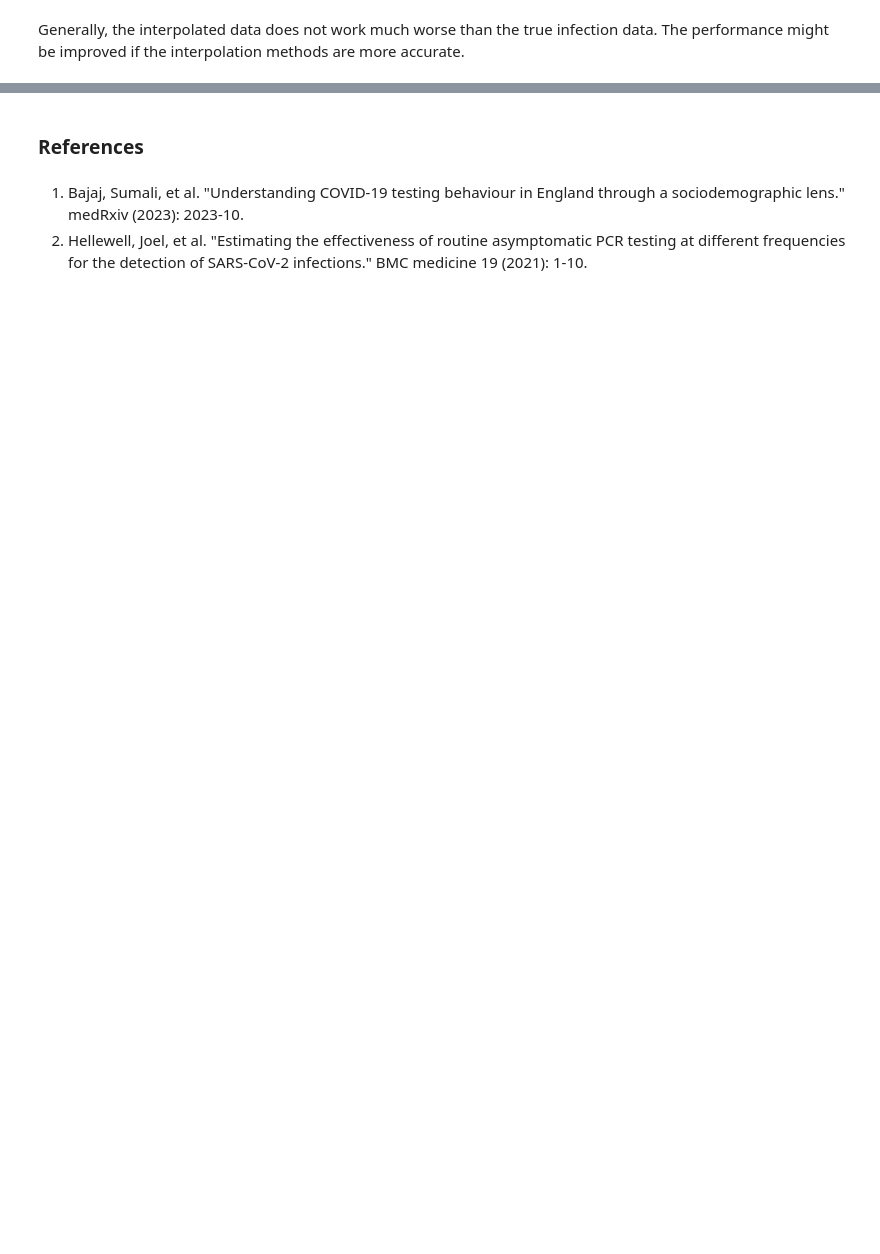
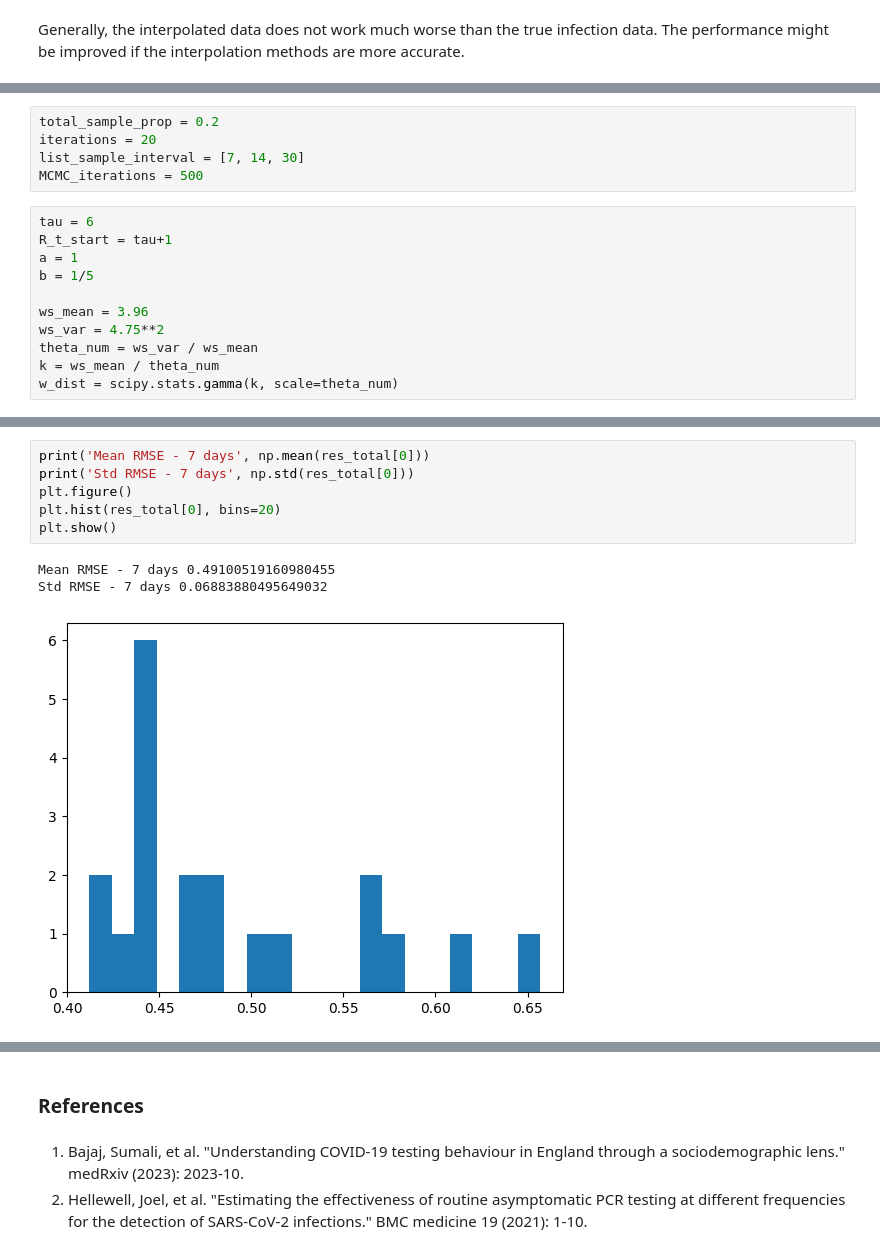
Before and after one commit to SABS-R3-Epidemiology/EpiPI, a Jupyter notebook: work_summary.ipynb, the cells around one changed output, grey strips where cells are left out. Cells and saved outputs as stored; diff of their text form; blank space fills up the shorter version.

```diff
--- a/work_summary.ipynb
+++ b/work_summary.ipynb
@@ -531,0 +600,16 @@ Generally, the interpolated data does not work much worse than the true infectio
+# %%
+total_sample_prop = 0.2
+iterations = 20
+list_sample_interval = [7, 14, 30]
+MCMC_iterations = 500
+# %%
+tau = 6
+R_t_start = tau+1
+a = 1
+b = 1/5
+
+ws_mean = 3.96
+ws_var = 4.75**2
+theta_num = ws_var / ws_mean
+k = ws_mean / theta_num
+w_dist = scipy.stats.gamma(k, scale=theta_num)
@@ -531,0 +806,10 @@ Generally, the interpolated data does not work much worse than the true infectio
+# %%
+print('Mean RMSE - 7 days', np.mean(res_total[0]))
+print('Std RMSE - 7 days', np.std(res_total[0]))
+plt.figure()
+plt.hist(res_total[0], bins=20)
+plt.show()
+# %% [output]
+Mean RMSE - 7 days 0.49100519160980455
+Std RMSE - 7 days 0.06883880495649032
+[figure, added]
```
Also changed, not shown: parts of 18 cells of this notebook, 11 other files.
